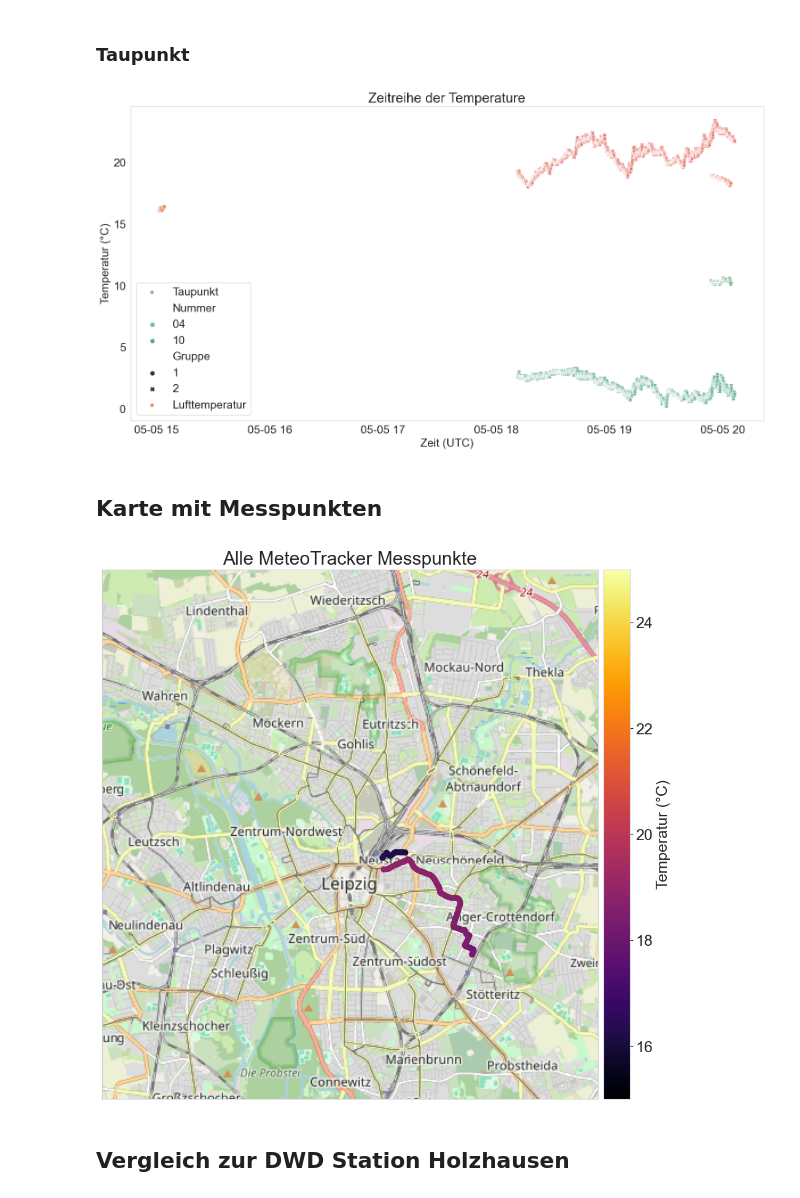
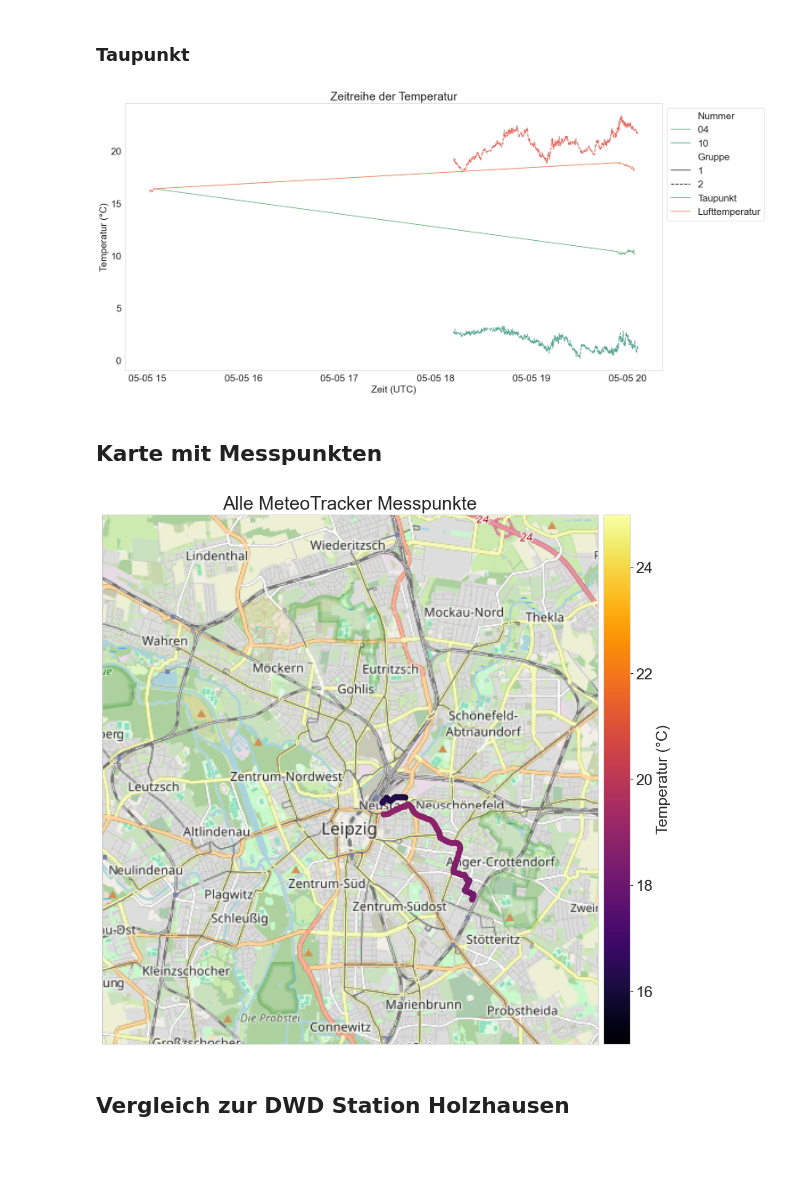
Before and after one commit to MeteorologieHautnah/MeteorologieHautnah, a Jupyter notebook: analysis/stumeta_2024.ipynb, the cells around one changed output. Cells and saved outputs as stored; diff of their text form; code cells hidden in the pictures; blank space fills up the shorter version.

```diff
--- a/analysis/stumeta_2024.ipynb
+++ b/analysis/stumeta_2024.ipynb
@@ -58,8 +59,10 @@ data_path = f'{base_path}/Daten/processed'
 plot_path = f'{base_path}/Daten/plots/stumeta'
 os.makedirs(plot_path, exist_ok=True)
 # %%
-group1 = ['04']
+group1 = ['04', '05', '06', '07', '08', 'MT2', 'MT5', 'MT9', ]
 group2 = ['10']
+iphones = ['04', '05']
+android = ['06', '07', '10']
 # %%
 # read in and filter data
 device_ids = pd.read_csv(f'{base_path}/Daten/device_ids.txt',
@@ -76,6 +79,9 @@ df = mh.read_data(data_path,
                   speedfilter=10)
 df['Gruppe'] = np.where(df['device_id'].isin(g1), 1, 2)
 df = df.merge(device_ids, on='device_id', how='left')
+# %%
+# add a column with the operating system
+df['os'] = np.where(df['Nummer'].isin(android), 'Android', 'iOS')
 # %% [markdown]
 ## Zeitreihen der beiden Gruppen
 ### Lufttemperatur
@@ -98,22 +105,29 @@ plt.show()
 # %%
 plt.rc('font', size=18)
 _, ax = plt.subplots(figsize=(18, 9))
-sns.scatterplot(data=df, x='time', y='dewpoint', ax=ax,
-                hue='Nummer', style='Gruppe', palette=sns.color_palette('crest'),
-                label='Taupunkt')
-sns.scatterplot(data=df, x='time', y='air_temperature', ax=ax,
-                hue='Gruppe', style='Nummer', label='Lufttemperatur', legend=False,
-                palette=sns.color_palette('flare'))
+sns.lineplot(data=df, x='time', y='dewpoint', ax=ax,
+             hue='Nummer', style='Gruppe', palette=sns.color_palette('crest'),
+             )
+sns.lineplot(data=df, x='time', y='air_temperature', ax=ax,
+             hue='Nummer', style='Gruppe', legend=False,
+             palette=sns.color_palette('flare')
+             )
 ax.set(
-    title='Zeitreihe der Temperature',
+    title='Zeitreihe der Temperatur',
     xlabel='Zeit (UTC)',
     ylabel='Temperatur (°C)',
 )
+
+# make dummy for legend
+ax.plot([], color=sns.color_palette('crest')[0], ls='-', label='Taupunkt')
+ax.plot([], color=sns.color_palette('flare')[0], ls='-', label='Lufttemperatur')
 ax.legend()
+sns.move_legend(ax, "upper left", bbox_to_anchor=(1, 1))
 ax.grid()
 plt.show()
+plt.close()
 # %% [output]
-[figure, old version]
+[figure, new version]
 # %% [markdown]
 ## Karte mit Messpunkten
 # %%
@@ -143,7 +157,7 @@ ax.set_title('Alle MeteoTracker Messpunkte')
 # plt.savefig(f'{plot_path}/alle_messungen_juli.png', dpi=300, transparent=True)
 plt.show()
 # %% [output]
-[figure, old version]
+[figure, new version]
 # %% [markdown]
 ## Vergleich zur DWD Station Holzhausen
 # %%
```
Also changed, not shown: parts of 10 cells of this notebook.
